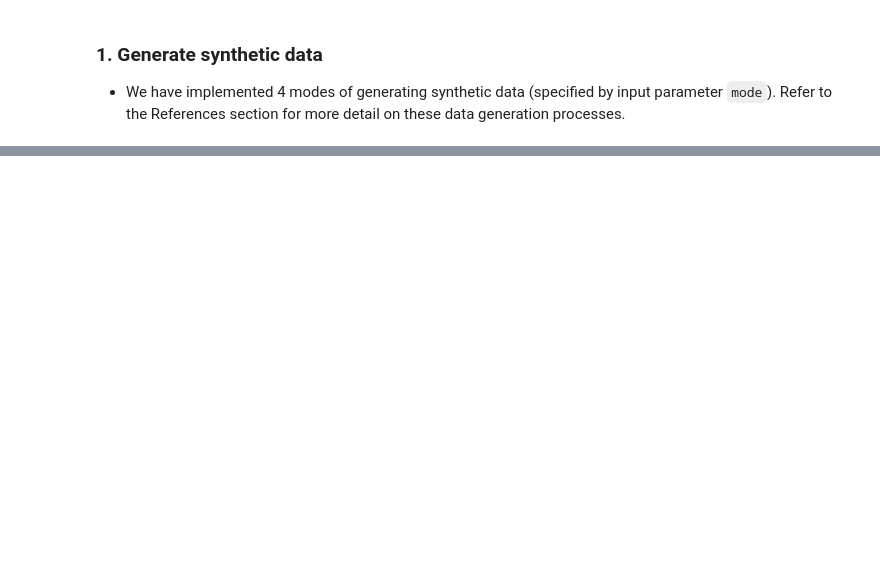
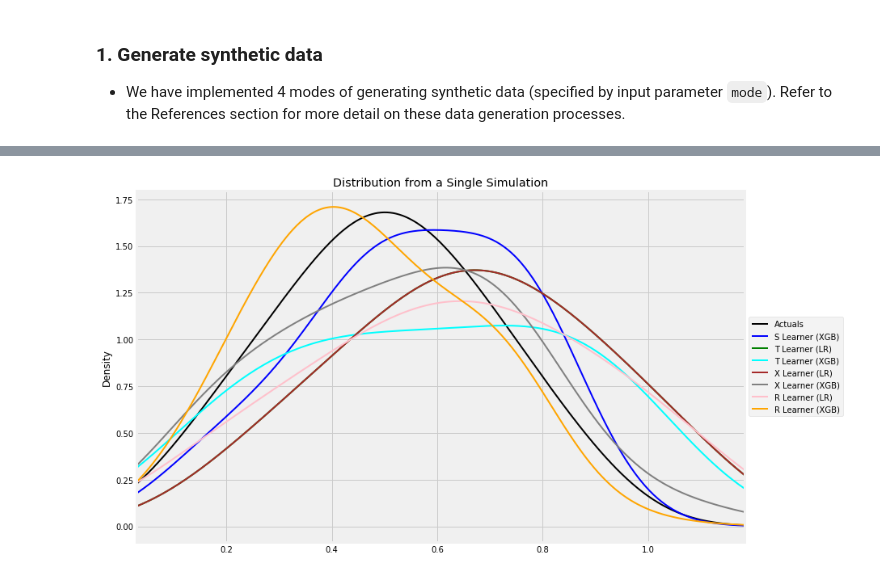
Before and after one commit to uber/causalml, a Jupyter notebook: examples/example_notebook_for_github.ipynb, the cells around one changed output, grey strips where cells are left out. Saved outputs shown, nothing was run; the diff lists cells and outputs as text; code cells hidden in the pictures; blank space fills up the shorter version.

```diff
--- a/examples/example_notebook_for_github.ipynb
+++ b/examples/example_notebook_for_github.ipynb
@@ -373,0 +402,11 @@ def get_synthetic_preds_holdout(synthetic_data_func, n=1000, valid_size = 0.2):
+# %%
+# Single simulation
+train_preds, valid_preds = get_synthetic_preds_holdout(simulate_nuisance_and_easy_treatment,
+                                                       n=50000,
+                                                       valid_size=0.2)
+# %%
+#distribution plot for signle simulation of Training
+distr_plot_single_sim(train_preds, kind='kde', linewidth=2, bw_method=0.5,
+                      drop_learners=['S Learner (LR)',' S Learner (XGB)'])
+# %% [output]
+[figure, added]
```
Also changed, not shown: parts of 123 cells of this notebook.
